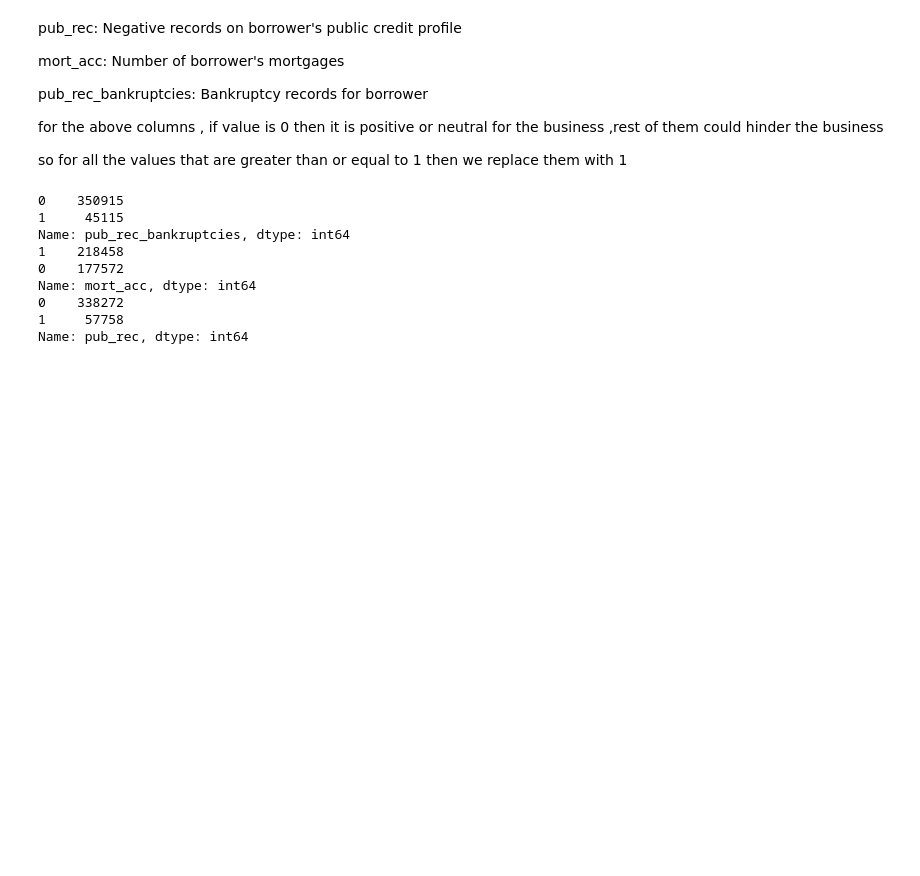
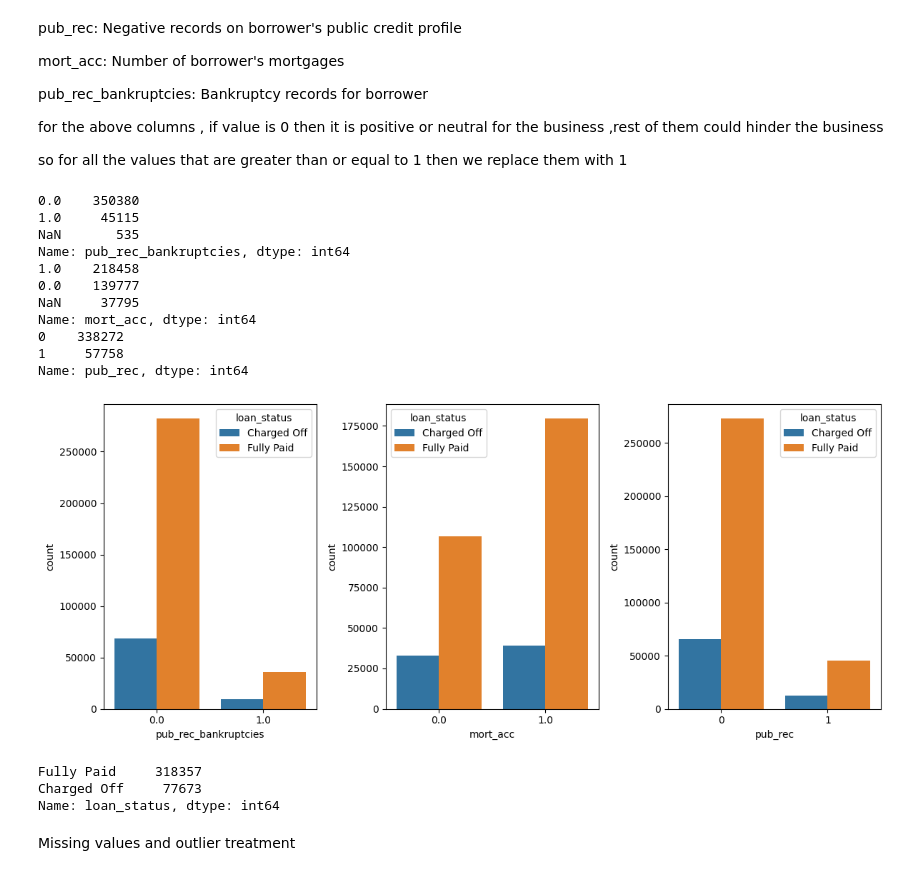
Before and after one commit to mahikshith/End-to-End-implementation-of-Loan-tap-classification, a Jupyter notebook: loan_tap_classification_m.ipynb, the cells around one changed output. Cells and saved outputs as stored; diff of their text form; code cells hidden in the pictures; blank space fills up the shorter version.

Commit message:
prepared the data to be encoded

```diff
--- a/loan_tap_classification_m.ipynb
+++ b/loan_tap_classification_m.ipynb
@@ -444,9 +425,3 @@ pub_rec_bankruptcies: Bankruptcy records for borrower
 for the above columns , if value is 0 then it is positive or neutral for the business  ,rest of them could hinder the business
 
 so for all the values that are greater than or equal to 1 then we replace them with 1
-# %%
-df["pub_rec_bankruptcies"] = df["pub_rec_bankruptcies"].apply(lambda x: 1 if x >= 1 else 0)
-
-df["mort_acc"] = df["mort_acc"].apply(lambda x: 1 if x >= 1 else 0)
-
-df["pub_rec"] = df["pub_rec"].apply(lambda x: 1 if x >= 1 else 0)
@@ -453,16 +462,39 @@ df["pub_rec"] = df["pub_rec"].apply(lambda x: 1 if x >= 1 else 0)
 # %%
 # print value counts for the above
 
-print(df["pub_rec_bankruptcies"].value_counts())
-print(df["mort_acc"].value_counts())
-print(df["pub_rec"].value_counts())
+print(df["pub_rec_bankruptcies"].value_counts(dropna=False))
+print(df["mort_acc"].value_counts(dropna=False))
+print(df["pub_rec"].value_counts(dropna=False))
 # %% [output]
-0    350915
-1     45115
+0.0    350380
+1.0     45115
+NaN       535
 Name: pub_rec_bankruptcies, dtype: int64
-1    218458
-0    177572
+1.0    218458
+0.0    139777
+NaN     37795
 Name: mort_acc, dtype: int64
 0    338272
 1     57758
 Name: pub_rec, dtype: int64
+# %%
+# term , home_ownership , purpose ,verification_status
+# plot countplot for each of them
+
+fig, axs = plt.subplots(1, 3, figsize=(12, 5))
+
+sns.countplot(x='pub_rec_bankruptcies', hue='loan_status',data =df, ax=axs[0])
+sns.countplot(x='mort_acc', hue='loan_status',data =df, ax=axs[1])
+
+sns.countplot(x='pub_rec', hue='loan_status',data=df, ax=axs[2])
+
+plt.tight_layout()
+plt.show()
+# %% [output]
+[figure, added]
+# %%
+df["loan_status"].value_counts()
+# %% [output]
+Fully Paid     318357
+Charged Off     77673
+Name: loan_status, dtype: int64
@@ -468,0 +505,2 @@ Name: pub_rec, dtype: int64
+# %% [markdown]
+Missing values and outlier treatment
```
Also changed, not shown: parts of 26 cells of this notebook.
